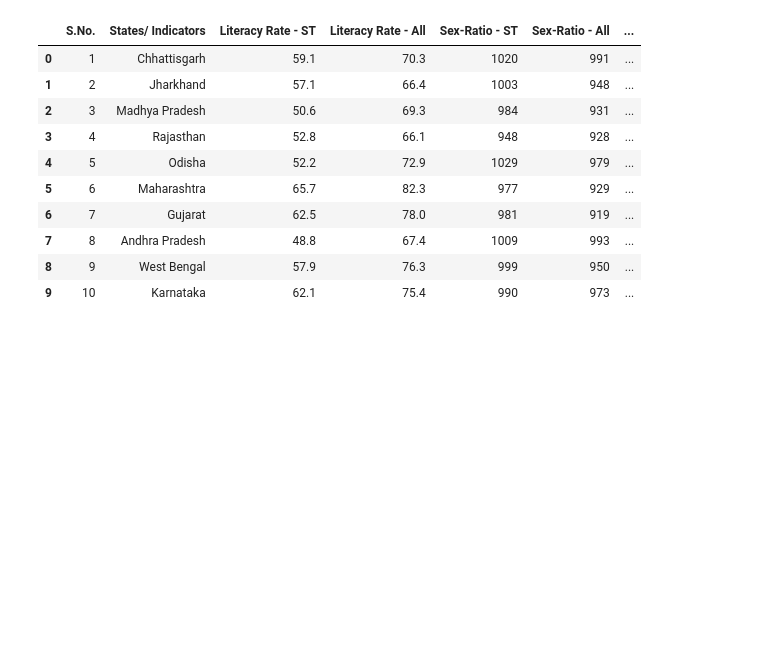
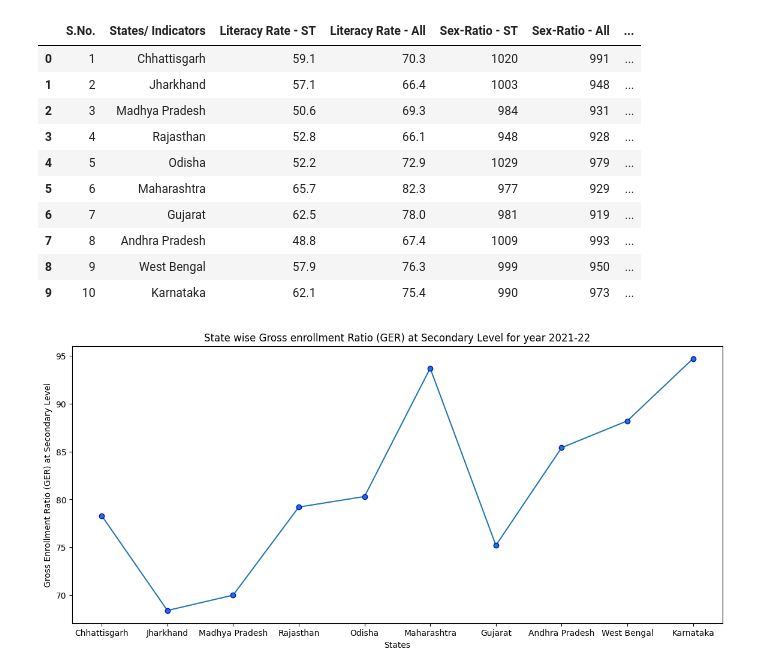
Before and after one commit to Mani007/dunuIPproject, a Jupyter notebook: project.ipynb, the cells around one changed output. Saved outputs shown, nothing was run; the diff lists cells and outputs as text; code cells hidden in the pictures; blank space fills up the shorter version.

Commit message:
three graph ready

```diff
--- a/project.ipynb
+++ b/project.ipynb
@@ -17,3 +17,13 @@ mydf
 | 7 | 8 | Andhra Pradesh | 48.8 | 67.4 | 1009 | 993 | ... |
 | 8 | 9 | West Bengal | 57.9 | 76.3 | 999 | 950 | ... |
 | 9 | 10 | Karnataka | 62.1 | 75.4 | 990 | 973 | ... |
+# %%
+plt.plot(mydf['States/ Indicators'], mydf['Gross Enrollment Ratio (GER) at Secondary Level 2021-22 - All'], marker='o',markeredgecolor='b')
+plt.title('State wise Gross enrollment Ratio (GER) at Secondary Level for year 2021-22')
+plt.xlabel('States')
+plt.ylabel('Gross Enrollment Ratio (GER) at Secondary Level')
+fig = plt.gcf()  # get current figure
+fig.set_size_inches(14, 6)  # set new size
+fig.show()
+# %% [output]
+[figure, added]
```
Also changed, not shown: parts of 2 cells of this notebook.
